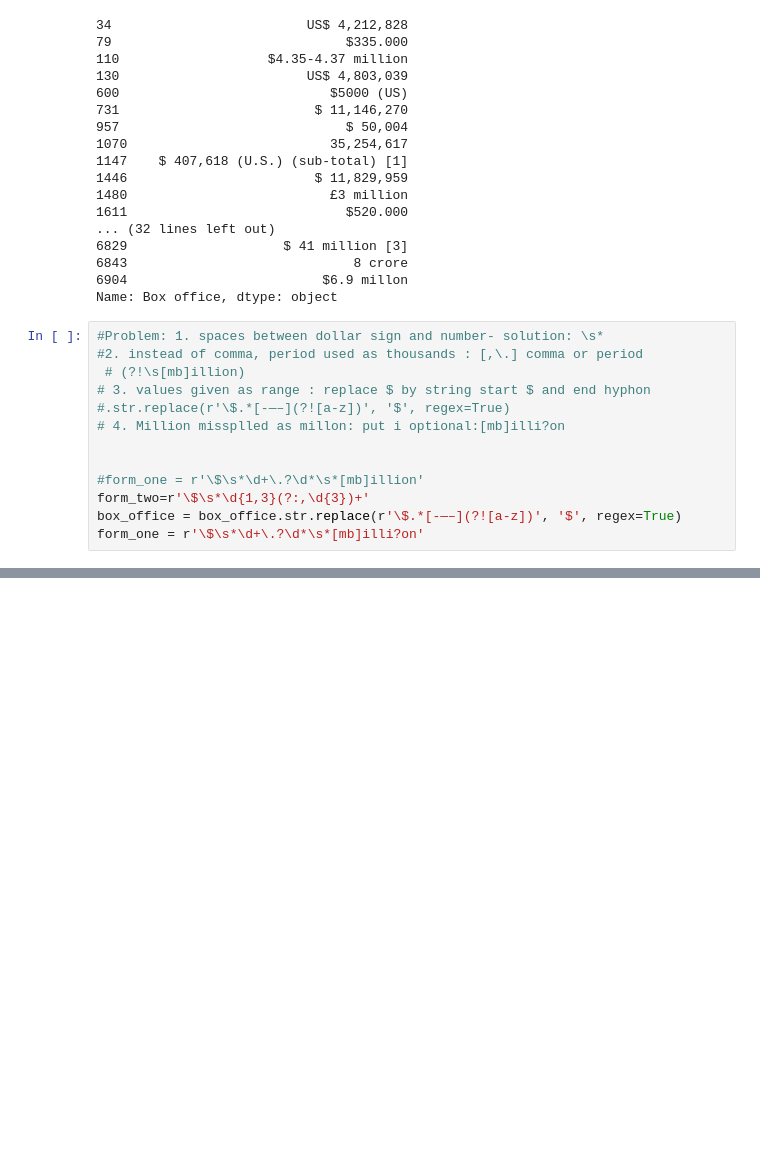
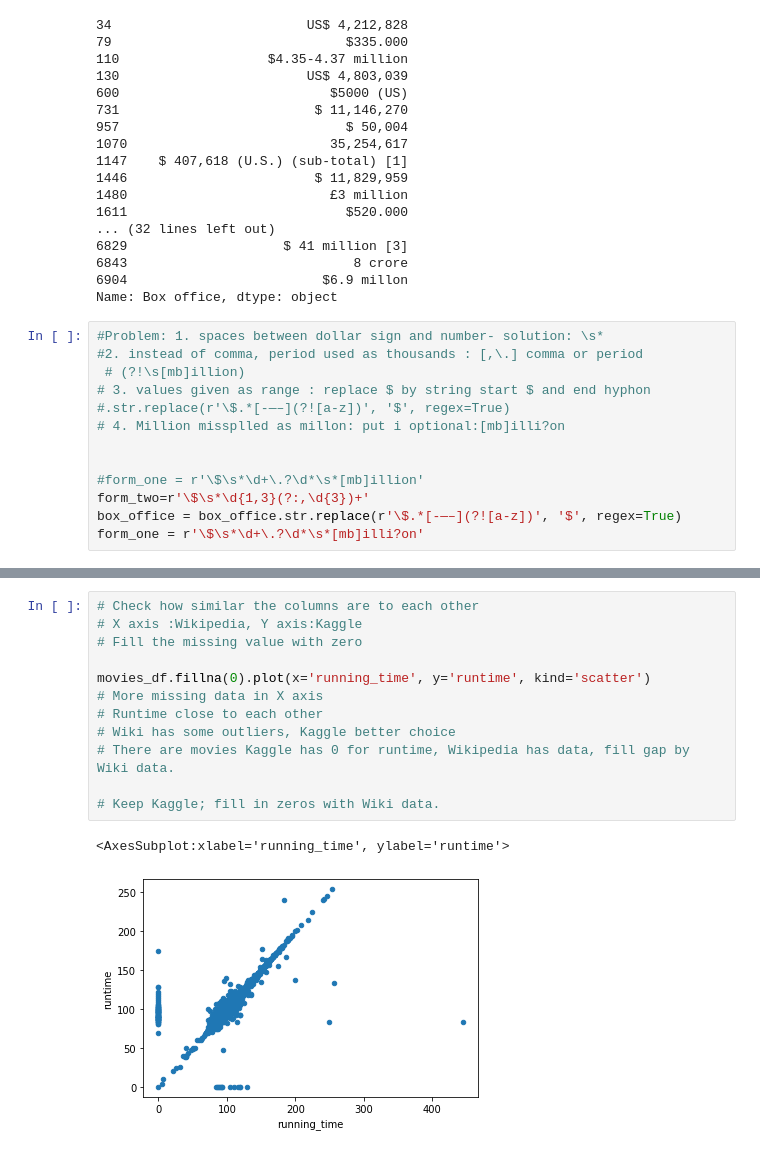
Before and after one commit to elp192/ETL-Analysis-1, a Jupyter notebook: file.ipynb, the cells around one changed output, grey strips where cells are left out. Saved outputs shown, nothing was run; the diff lists cells and outputs as text; blank space fills up the shorter version.

Commit message:
Merged and cleaned data- runtime column

```diff
--- a/file.ipynb
+++ b/file.ipynb
@@ -926,0 +927,15 @@ movies_df[(movies_df['title_kaggle'] == '') | (movies_df['title_kaggle'].isnull(
+# %%
+# Check how similar the columns are to each other
+# X axis :Wikipedia, Y axis:Kaggle
+# Fill the missing value with zero
+
+movies_df.fillna(0).plot(x='running_time', y='runtime', kind='scatter')
+# More missing data in X axis
+# Runtime close to each other
+# Wiki has some outliers, Kaggle better choice
+# There are movies Kaggle has 0 for runtime, Wikipedia has data, fill gap by Wiki data.
+
+# Keep Kaggle; fill in zeros with Wiki data.
+# %% [output]
+<AxesSubplot:xlabel='running_time', ylabel='runtime'>
+[figure, added]
```
Also changed, not shown: parts of 67 cells of this notebook.
